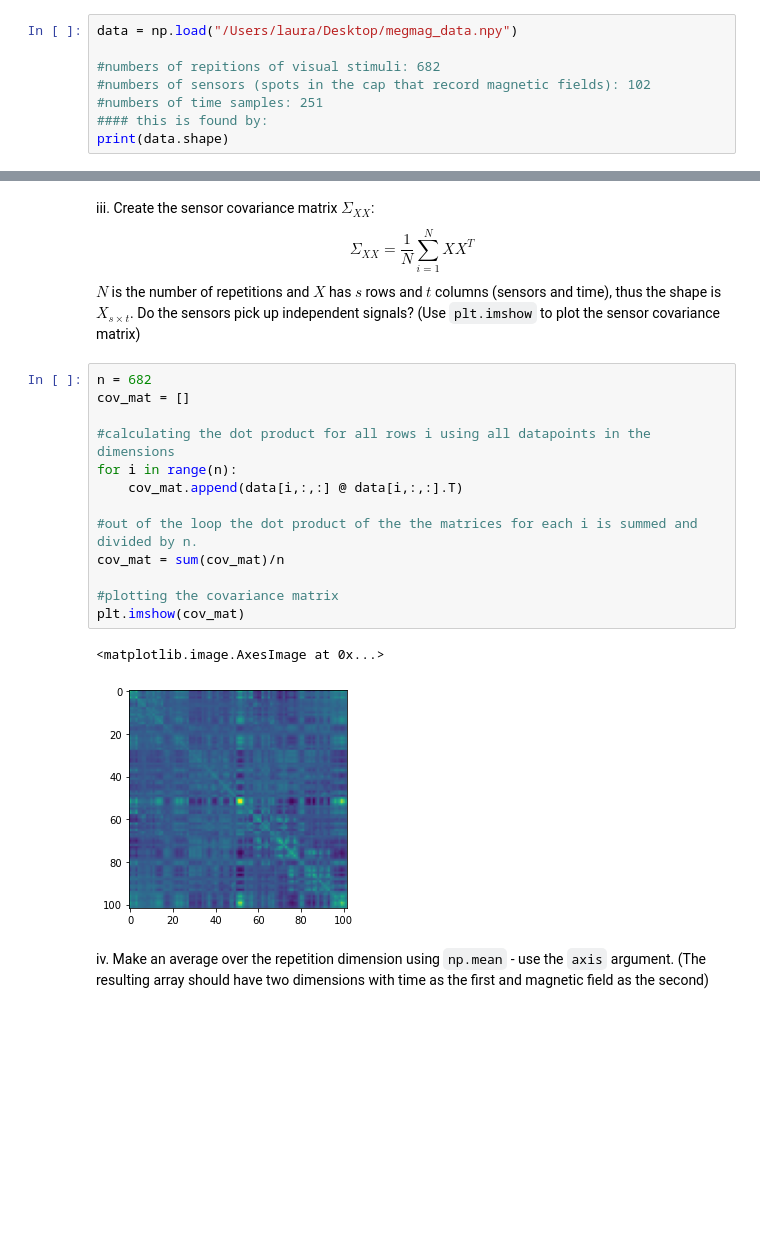
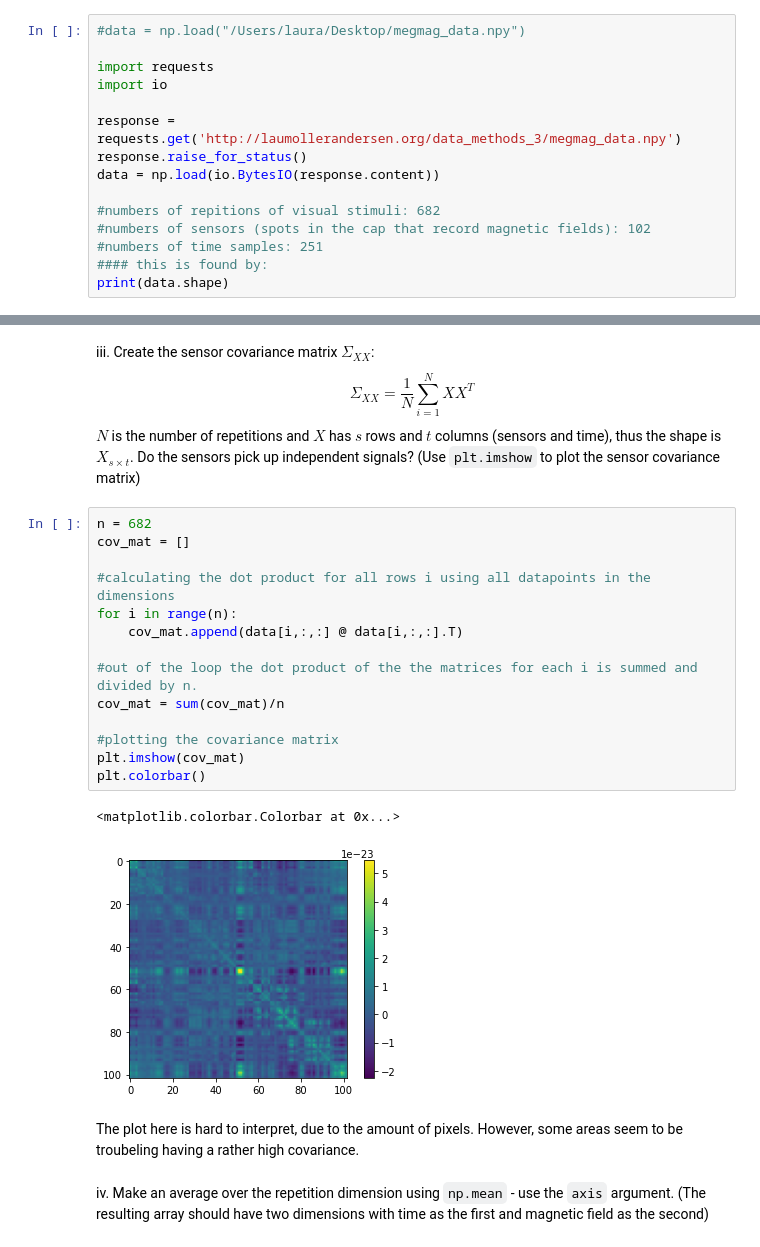
Before and after one commit to laurawpaaby/github_methods_3, a Jupyter notebook: PYTHON EXERCISES LAURA /exersice8_assignment_laurawp.ipynb, the cells around one changed output, grey strips where cells are left out. Saved outputs shown, nothing was run; the diff lists cells and outputs as text; blank space fills up the shorter version.

```diff
--- a/PYTHON EXERCISES LAURA /exersice8_assignment_laurawp.ipynb
+++ b/PYTHON EXERCISES LAURA /exersice8_assignment_laurawp.ipynb
@@ -39,7 +39,14 @@ from sklearn.tree import DecisionTreeRegressor
 from sklearn.ensemble import RandomForestRegressor
 import os
 # %%
-data = np.load("/Users/laura/Desktop/megmag_data.npy")
+#data = np.load("/Users/laura/Desktop/megmag_data.npy")
+
+import requests
+import io
+
+response = requests.get('http://laumollerandersen.org/data_methods_3/megmag_data.npy')
+response.raise_for_status()
+data = np.load(io.BytesIO(response.content))
 
 #numbers of repitions of visual stimuli: 682
 #numbers of sensors (spots in the cap that record magnetic fields): 102
@@ -58,19 +65,23 @@ iii. Create the sensor covariance matrix $\Sigma_{XX}$: $$\Sigma_{XX} = \frac 1
 # %%
 n = 682
 cov_mat = []
 
 #calculating the dot product for all rows i using all datapoints in the dimensions
 for i in range(n):
     cov_mat.append(data[i,:,:] @ data[i,:,:].T)
 
 #out of the loop the dot product of the the matrices for each i is summed and divided by n.
 cov_mat = sum(cov_mat)/n
 
 #plotting the covariance matrix
 plt.imshow(cov_mat)
+plt.colorbar()
 # %% [output]
-<matplotlib.image.AxesImage at 0x...>
+<matplotlib.colorbar.Colorbar at 0x...>
-[figure, old version]
+[figure, new version]
+# %% [markdown]
+The plot here is hard to interpret, due to the amount of pixels.
+However, some areas seem to be troubeling having a rather high covariance.
 # %% [markdown]
 iv. Make an average over the repetition dimension using `np.mean` - use the `axis` argument. (The resulting array should have two dimensions with time as the first and magnetic field as the second)
 # %%
```
Also changed, not shown: parts of 44 cells of this notebook, 6 other files.
